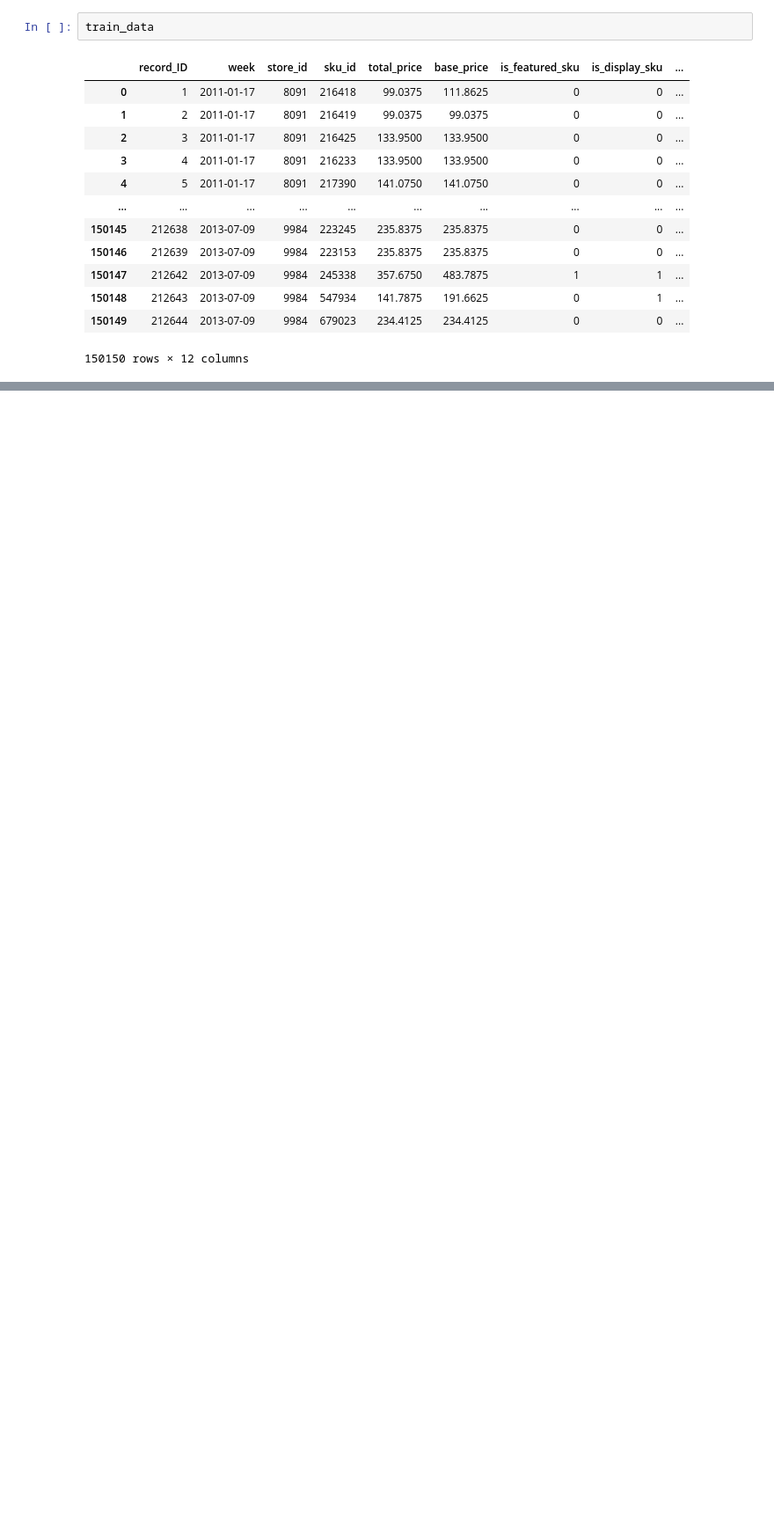
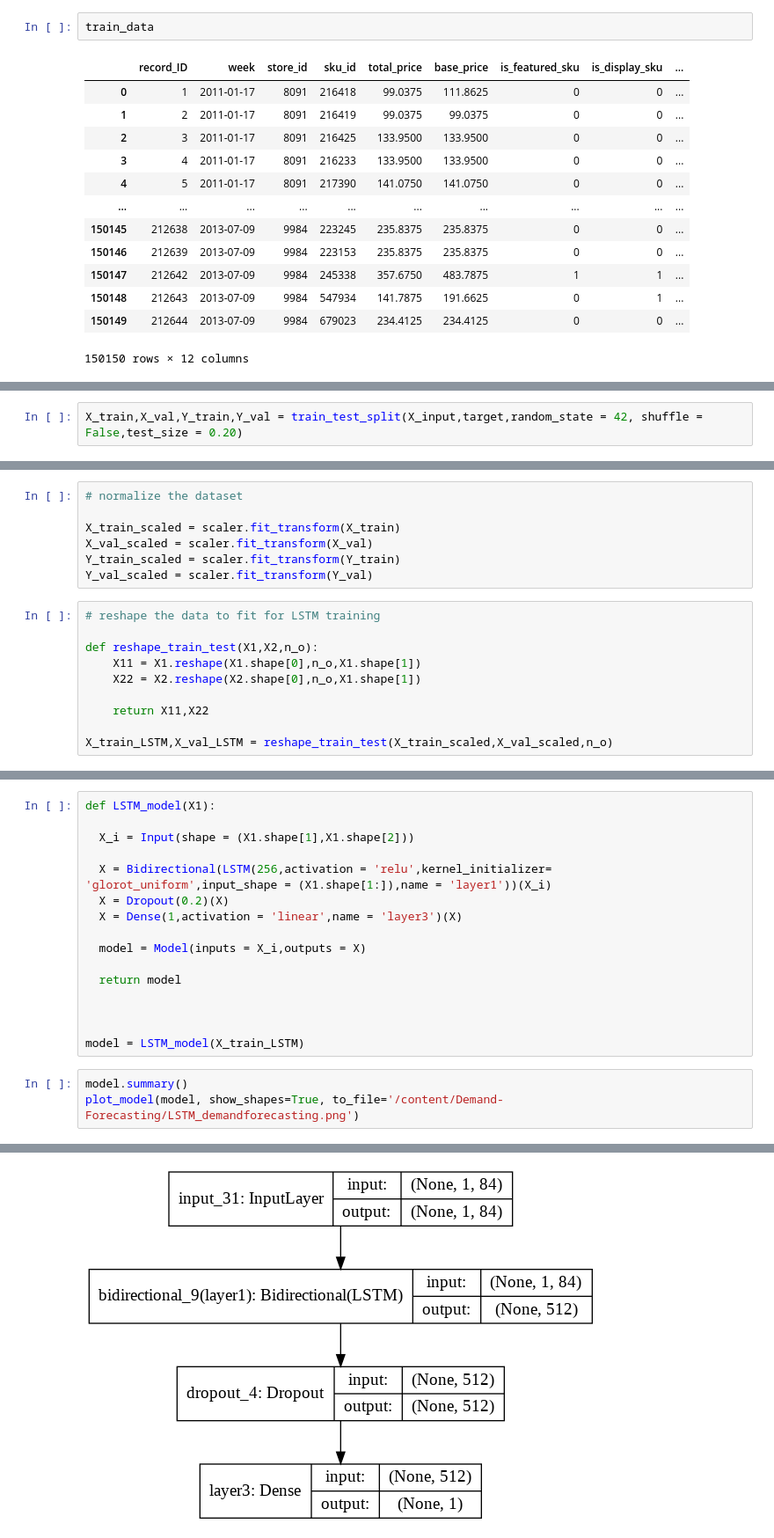
Before and after one commit to sridharsakkari/Demand-Forecasting, a Jupyter notebook: Demand_Forecasting.ipynb, the cells around one changed output, grey strips where cells are left out. Shown at 88% size. Drawn from its saved outputs; the diff is of its cells as text; blank space fills up the shorter version.

```diff
--- a/Demand_Forecasting.ipynb
+++ b/Demand_Forecasting.ipynb
@@ -372,0 +577,2 @@ train_data
+# %%
+X_train,X_val,Y_train,Y_val = train_test_split(X_input,target,random_state = 42, shuffle = False,test_size = 0.20)
@@ -372,0 +587,17 @@ train_data
+# %%
+# normalize the dataset
+
+X_train_scaled = scaler.fit_transform(X_train)
+X_val_scaled = scaler.fit_transform(X_val)
+Y_train_scaled = scaler.fit_transform(Y_train)
+Y_val_scaled = scaler.fit_transform(Y_val)
+# %%
+# reshape the data to fit for LSTM training
+
+def reshape_train_test(X1,X2,n_o):
+    X11 = X1.reshape(X1.shape[0],n_o,X1.shape[1])
+    X22 = X2.reshape(X2.shape[0],n_o,X1.shape[1])
+
+    return X11,X22
+
+X_train_LSTM,X_val_LSTM = reshape_train_test(X_train_scaled,X_val_scaled,n_o)
@@ -372,0 +618,20 @@ train_data
+# %%
+def LSTM_model(X1):
+
+  X_i = Input(shape = (X1.shape[1],X1.shape[2]))
+
+  X = Bidirectional(LSTM(256,activation = 'relu',kernel_initializer= 'glorot_uniform',input_shape = (X1.shape[1:]),name = 'layer1'))(X_i)
+  X = Dropout(0.2)(X)
+  X = Dense(1,activation = 'linear',name = 'layer3')(X)
+
+  model = Model(inputs = X_i,outputs = X)
+
+  return model
+
+
+
+model = LSTM_model(X_train_LSTM)
+# %%
+model.summary()
+plot_model(model, show_shapes=True, to_file='/content/Demand-Forecasting/LSTM_demandforecasting.png')
+# %% [output]
@@ -372,0 +654 @@ train_data
+[figure, added]
```
Also changed, not shown: parts of 37 cells of this notebook.
